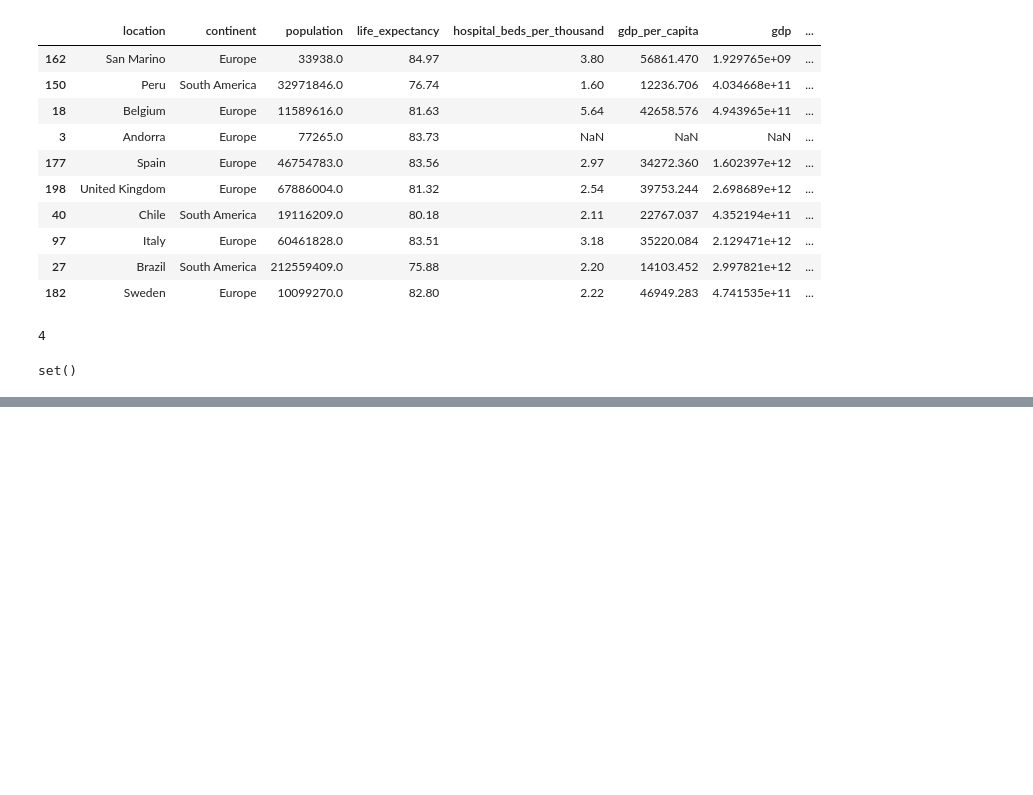
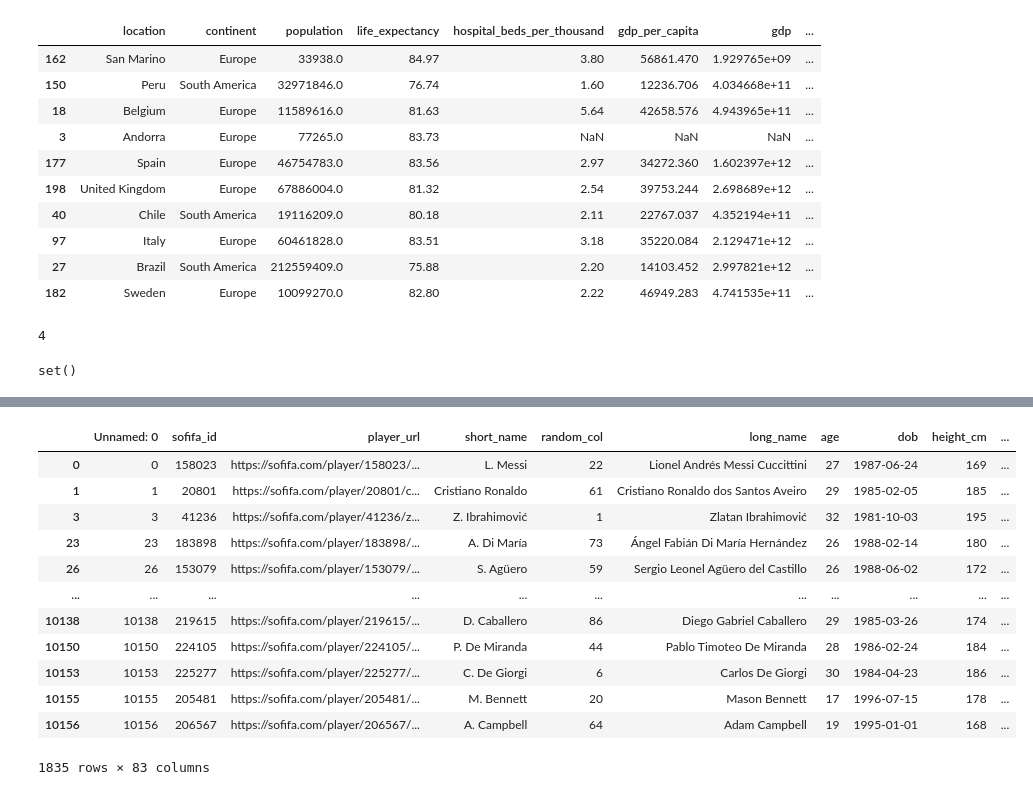
Before and after one commit to MohitKumarMandhre/For_SQL, a Jupyter notebook: practice/python/prac_countries.ipynb, the cells around one changed output, grey strips where cells are left out. Cells and saved outputs as stored; diff of their text form; code cells hidden in the pictures; blank space fills up the shorter version.

```diff
--- a/practice/python/prac_countries.ipynb
+++ b/practice/python/prac_countries.ipynb
@@ -319,0 +776,3 @@ set()
+# %%
+df['rank_calc'] = df['value_eur'].rank()
+df['rank_calc']
@@ -319,0 +792,17 @@ set()
+# %%
+nations = ['Argentina', 'Portugal', 'Sweden', 'England']
+df[df.nationality.isin( nations) ]
+# %% [output]
+|  | Unnamed: 0 | sofifa_id | player_url | short_name | random_col | long_name | age | dob | height_cm | ... |
+| 0 | 0 | 158023 | https://sofifa.com/player/158023/... | L. Messi | 22 | Lionel Andrés Messi Cuccittini | 27 | 1987-06-24 | 169 | ... |
+| 1 | 1 | 20801 | https://sofifa.com/player/20801/c... | Cristiano Ronaldo | 61 | Cristiano Ronaldo dos Santos Aveiro | 29 | 1985-02-05 | 185 | ... |
+| 3 | 3 | 41236 | https://sofifa.com/player/41236/z... | Z. Ibrahimović | 1 | Zlatan Ibrahimović | 32 | 1981-10-03 | 195 | ... |
+| 23 | 23 | 183898 | https://sofifa.com/player/183898/... | A. Di María | 73 | Ángel Fabián Di María Hernández | 26 | 1988-02-14 | 180 | ... |
+| 26 | 26 | 153079 | https://sofifa.com/player/153079/... | S. Agüero | 59 | Sergio Leonel Agüero del Castillo | 26 | 1988-06-02 | 172 | ... |
+| ... | ... | ... | ... | ... | ... | ... | ... | ... | ... | ... |
+| 10138 | 10138 | 219615 | https://sofifa.com/player/219615/... | D. Caballero | 86 | Diego Gabriel Caballero | 29 | 1985-03-26 | 174 | ... |
+| 10150 | 10150 | 224105 | https://sofifa.com/player/224105/... | P. De Miranda | 44 | Pablo Timoteo De Miranda | 28 | 1986-02-24 | 184 | ... |
+| 10153 | 10153 | 225277 | https://sofifa.com/player/225277/... | C. De Giorgi | 6 | Carlos De Giorgi | 30 | 1984-04-23 | 186 | ... |
+| 10155 | 10155 | 205481 | https://sofifa.com/player/205481/... | M. Bennett | 20 | Mason Bennett | 17 | 1996-07-15 | 178 | ... |
+| 10156 | 10156 | 206567 | https://sofifa.com/player/206567/... | A. Campbell | 64 | Adam Campbell | 19 | 1995-01-01 | 168 | ... |
+1835 rows × 83 columns
```
Also changed, not shown: parts of 63 cells of this notebook, 7 other files.
